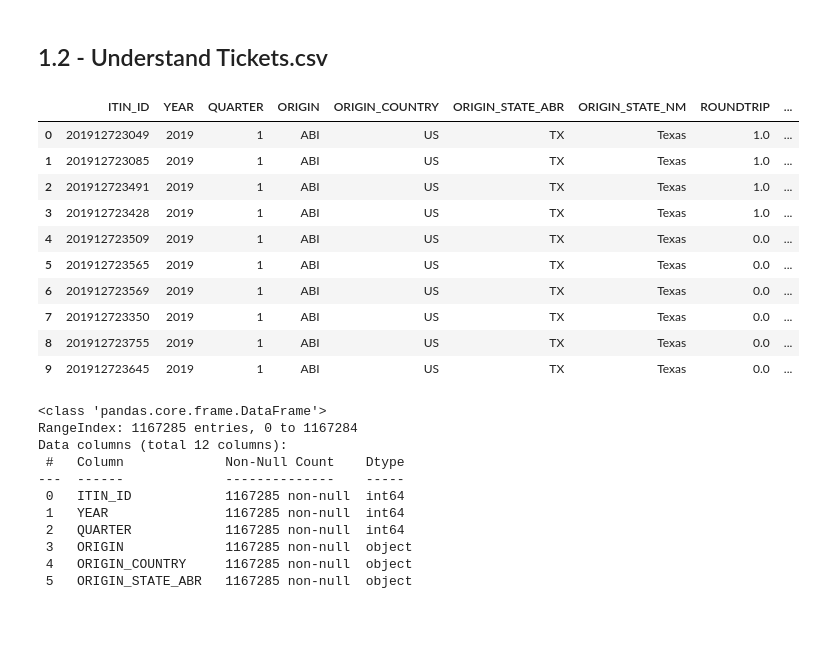
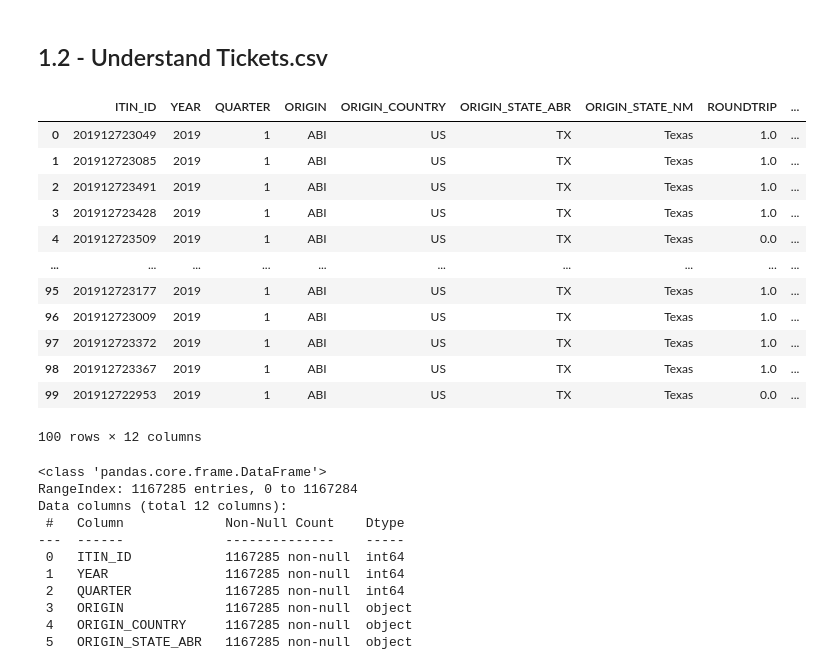
Before and after one commit to jt-hunter/Datachallenge, a Jupyter notebook: James Taylor Data Challenge.ipynb, the cells around one changed output. Saved outputs shown, nothing was run; the diff lists cells and outputs as text; code cells hidden in the pictures; blank space fills up the shorter version.

```diff
--- a/James Taylor Data Challenge.ipynb
+++ b/James Taylor Data Challenge.ipynb
@@ -155,19 +135,21 @@ dtype: int64
 # %%
 tickets = pd.read_csv(file_path + 'Tickets.csv')
 # %%
-tickets.head(10)
+tickets.head(100)
 # %% [output]
 |  | ITIN_ID | YEAR | QUARTER | ORIGIN | ORIGIN_COUNTRY | ORIGIN_STATE_ABR | ORIGIN_STATE_NM | ROUNDTRIP | ... |
 | 0 | 201912723049 | 2019 | 1 | ABI | US | TX | Texas | 1.0 | ... |
 | 1 | 201912723085 | 2019 | 1 | ABI | US | TX | Texas | 1.0 | ... |
 | 2 | 201912723491 | 2019 | 1 | ABI | US | TX | Texas | 1.0 | ... |
 | 3 | 201912723428 | 2019 | 1 | ABI | US | TX | Texas | 1.0 | ... |
 | 4 | 201912723509 | 2019 | 1 | ABI | US | TX | Texas | 0.0 | ... |
-| 5 | 201912723565 | 2019 | 1 | ABI | US | TX | Texas | 0.0 | ... |
-| 6 | 201912723569 | 2019 | 1 | ABI | US | TX | Texas | 0.0 | ... |
-| 7 | 201912723350 | 2019 | 1 | ABI | US | TX | Texas | 0.0 | ... |
-| 8 | 201912723755 | 2019 | 1 | ABI | US | TX | Texas | 0.0 | ... |
-| 9 | 201912723645 | 2019 | 1 | ABI | US | TX | Texas | 0.0 | ... |
+| ... | ... | ... | ... | ... | ... | ... | ... | ... | ... |
+| 95 | 201912723177 | 2019 | 1 | ABI | US | TX | Texas | 1.0 | ... |
+| 96 | 201912723009 | 2019 | 1 | ABI | US | TX | Texas | 1.0 | ... |
+| 97 | 201912723372 | 2019 | 1 | ABI | US | TX | Texas | 1.0 | ... |
+| 98 | 201912723367 | 2019 | 1 | ABI | US | TX | Texas | 1.0 | ... |
+| 99 | 201912722953 | 2019 | 1 | ABI | US | TX | Texas | 0.0 | ... |
+100 rows × 12 columns
 # %%
 tickets.info()
 # %% [output]
```
Also changed, not shown: parts of 96 cells of this notebook.
